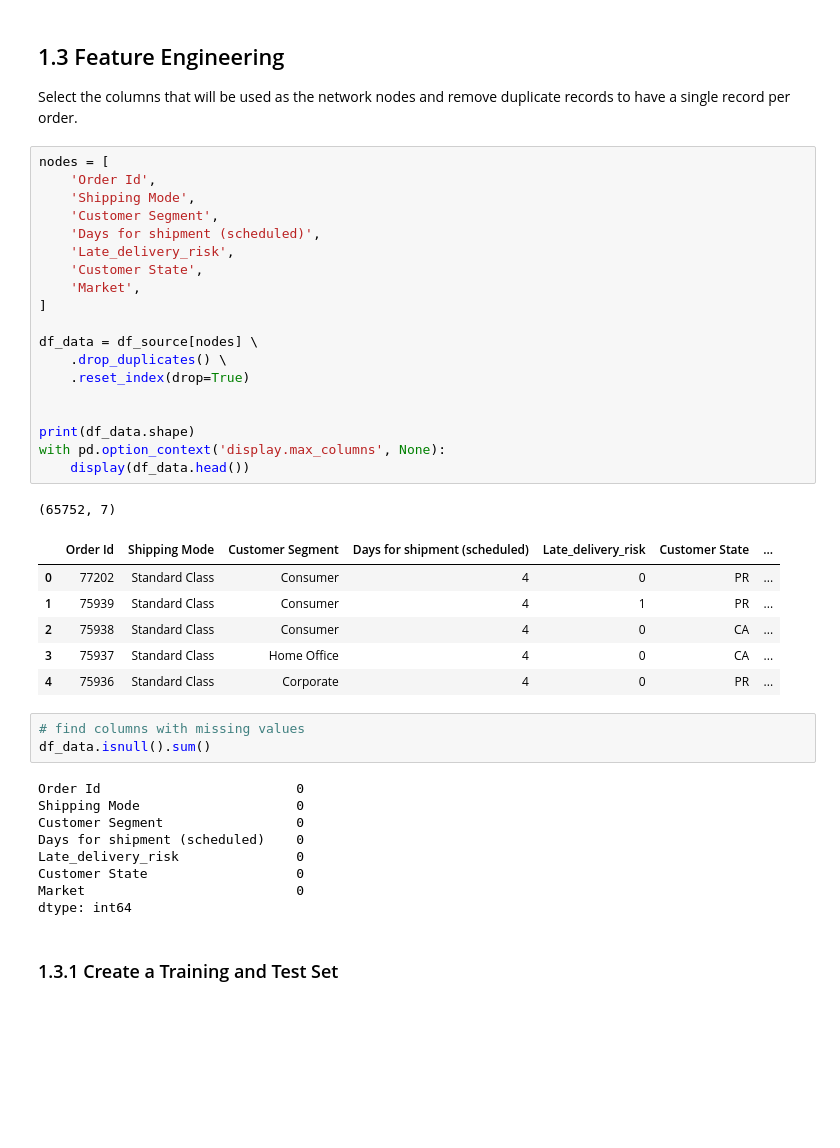
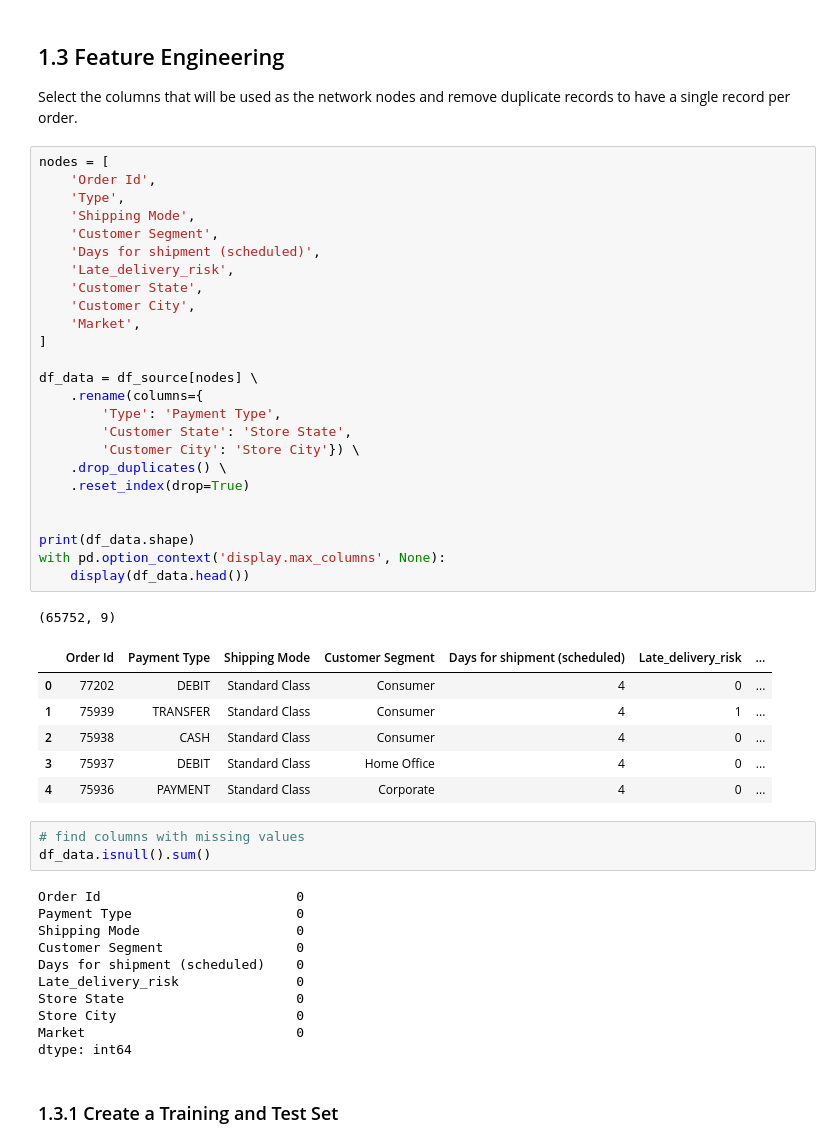
Before and after one commit to JohnnyFoulds/dsm100-2022-oct, a Jupyter notebook: cw01/02_feature_engineering.ipynb, the cells around one changed output. Drawn from its saved outputs; the diff is of its cells as text; blank space fills up the shorter version.

```diff
--- a/cw01/02_feature_engineering.ipynb
+++ b/cw01/02_feature_engineering.ipynb
@@ -122,40 +145,48 @@ Select the columns that will be used as the network nodes and remove duplicate r
 # %%
 nodes = [
     'Order Id',
+    'Type',
     'Shipping Mode',
     'Customer Segment',
     'Days for shipment (scheduled)',
     'Late_delivery_risk',
     'Customer State',
+    'Customer City',
     'Market',
 ]
 
 df_data = df_source[nodes] \
+    .rename(columns={
+        'Type': 'Payment Type',
+        'Customer State': 'Store State',
+        'Customer City': 'Store City'}) \
     .drop_duplicates() \
     .reset_index(drop=True)
 
 
 print(df_data.shape)
 with pd.option_context('display.max_columns', None):
     display(df_data.head())
 # %% [output]
-(65752, 7)
+(65752, 9)
-|  | Order Id | Shipping Mode | Customer Segment | Days for shipment (scheduled) | Late_delivery_risk | Customer State | ... |
-| 0 | 77202 | Standard Class | Consumer | 4 | 0 | PR | ... |
-| 1 | 75939 | Standard Class | Consumer | 4 | 1 | PR | ... |
-| 2 | 75938 | Standard Class | Consumer | 4 | 0 | CA | ... |
-| 3 | 75937 | Standard Class | Home Office | 4 | 0 | CA | ... |
-| 4 | 75936 | Standard Class | Corporate | 4 | 0 | PR | ... |
+|  | Order Id | Payment Type | Shipping Mode | Customer Segment | Days for shipment (scheduled) | Late_delivery_risk | ... |
+| 0 | 77202 | DEBIT | Standard Class | Consumer | 4 | 0 | ... |
+| 1 | 75939 | TRANSFER | Standard Class | Consumer | 4 | 1 | ... |
+| 2 | 75938 | CASH | Standard Class | Consumer | 4 | 0 | ... |
+| 3 | 75937 | DEBIT | Standard Class | Home Office | 4 | 0 | ... |
+| 4 | 75936 | PAYMENT | Standard Class | Corporate | 4 | 0 | ... |
 # %%
 # find columns with missing values
 df_data.isnull().sum()
 # %% [output]
 Order Id                         0
+Payment Type                     0
 Shipping Mode                    0
 Customer Segment                 0
 Days for shipment (scheduled)    0
 Late_delivery_risk               0
-Customer State                   0
+Store State                      0
+Store City                       0
 Market                           0
 dtype: int64
 # %% [markdown]
```
Also changed, not shown: parts of 34 cells of this notebook, 1 other file.
